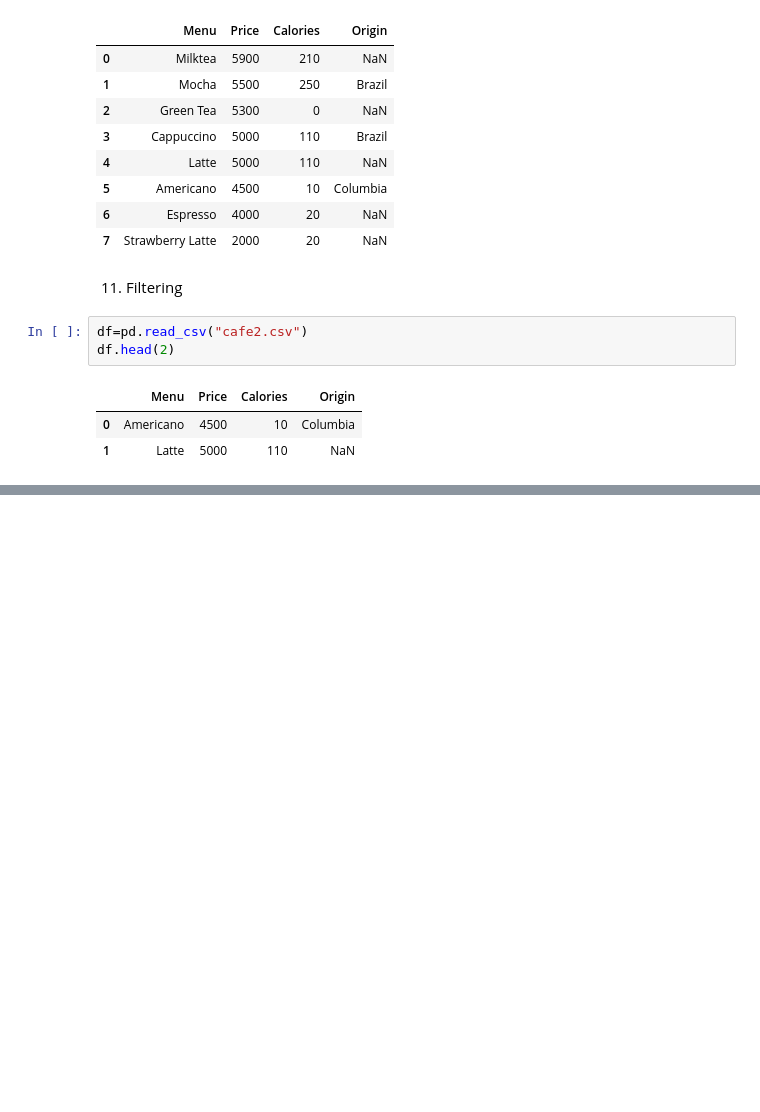
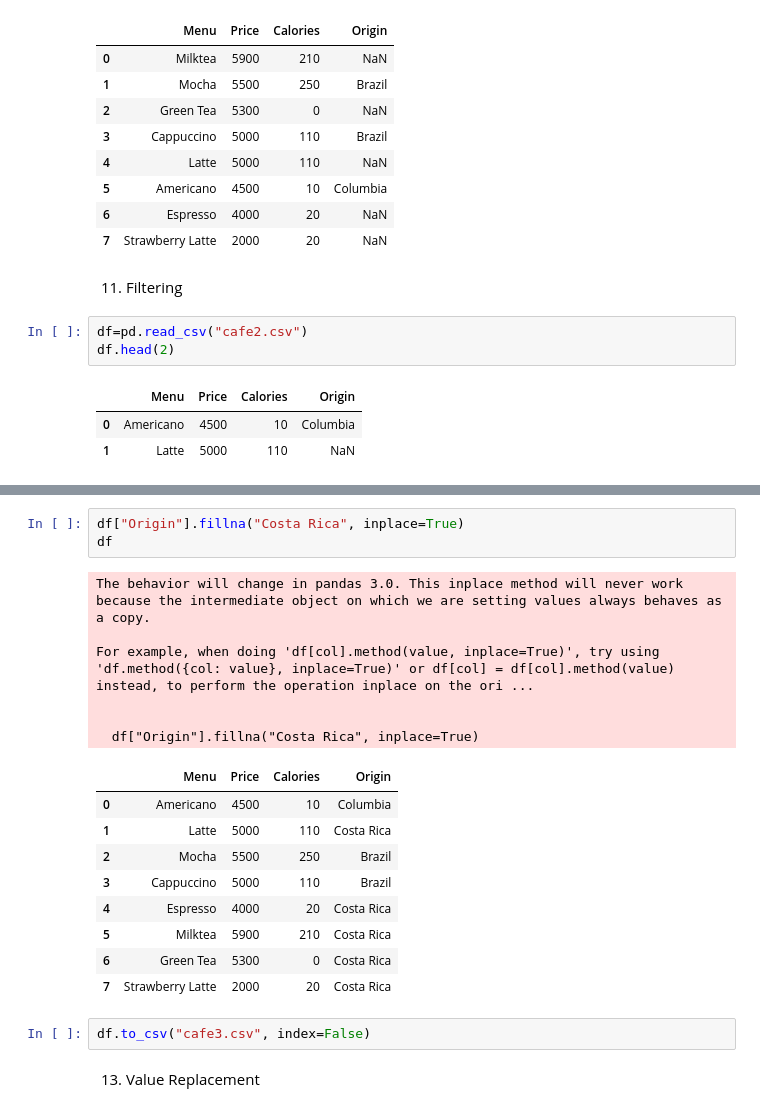
Before and after one commit to jimin3227/BigDataAnalysis, a Jupyter notebook: Part01_작업형1/Chapter02_Pandas.ipynb, the cells around one changed output, grey strips where cells are left out. Saved outputs shown, nothing was run; the diff lists cells and outputs as text; blank space fills up the shorter version.

```diff
--- a/Part01_작업형1/Chapter02_Pandas.ipynb
+++ b/Part01_작업형1/Chapter02_Pandas.ipynb
@@ -570,0 +688,23 @@ df.head(2)
+# %%
+df["Origin"].fillna("Costa Rica", inplace=True)
+df
+# %% [output]
+The behavior will change in pandas 3.0. This inplace method will never work because the intermediate object on which we are setting values always behaves as a copy.
+
+For example, when doing 'df[col].method(value, inplace=True)', try using 'df.method({col: value}, inplace=True)' or df[col] = df[col].method(value) instead, to perform the operation inplace on the ori ...
+
+
+  df["Origin"].fillna("Costa Rica", inplace=True)
+|  | Menu | Price | Calories | Origin |
+| 0 | Americano | 4500 | 10 | Columbia |
+| 1 | Latte | 5000 | 110 | Costa Rica |
+| 2 | Mocha | 5500 | 250 | Brazil |
+| 3 | Cappuccino | 5000 | 110 | Brazil |
+| 4 | Espresso | 4000 | 20 | Costa Rica |
+| 5 | Milktea | 5900 | 210 | Costa Rica |
+| 6 | Green Tea | 5300 | 0 | Costa Rica |
+| 7 | Strawberry Latte | 2000 | 20 | Costa Rica |
+# %%
+df.to_csv("cafe3.csv", index=False)
+# %% [markdown]
+13. Value Replacement
```
Also changed, not shown: parts of 23 cells of this notebook, 2 other files.
